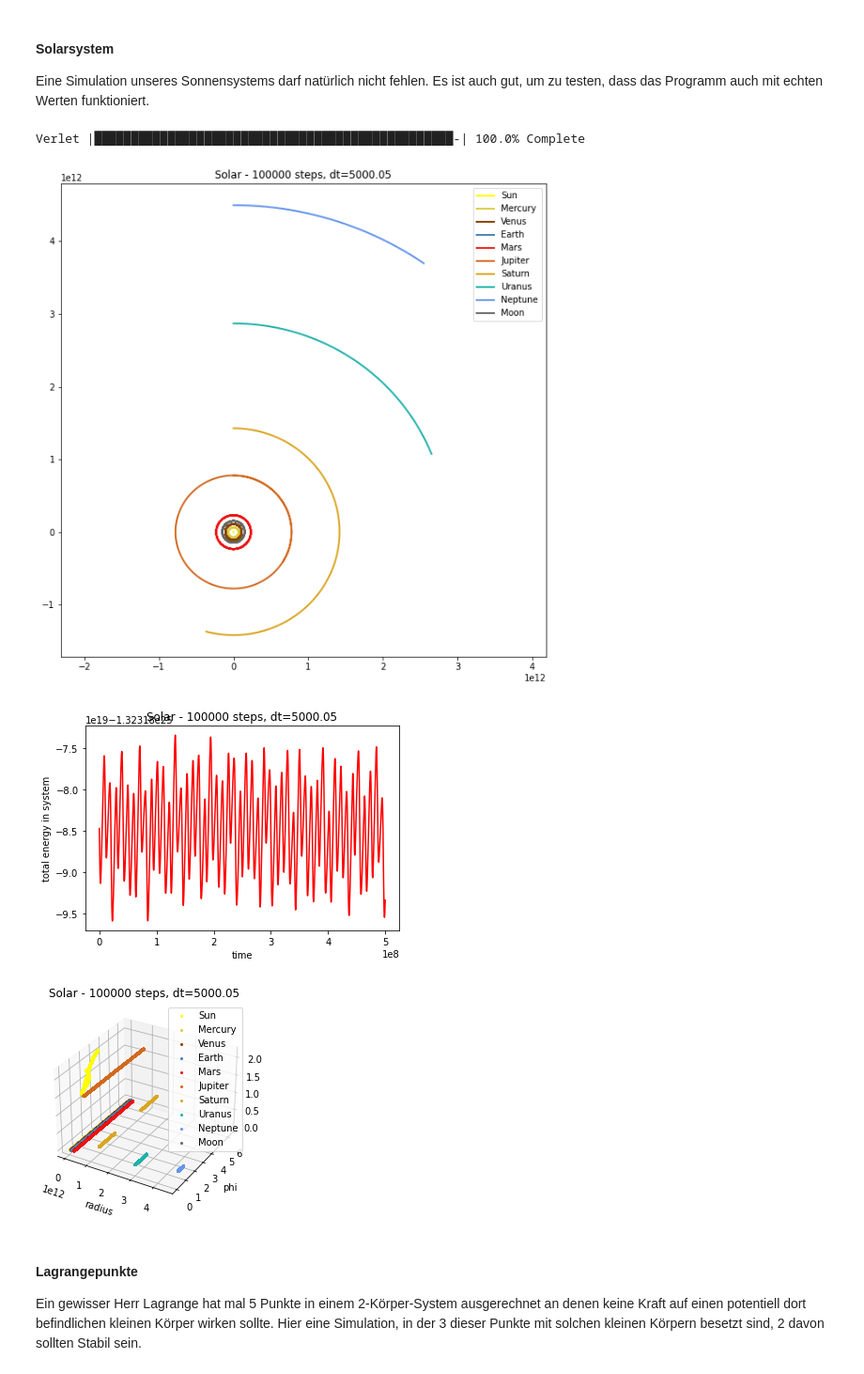
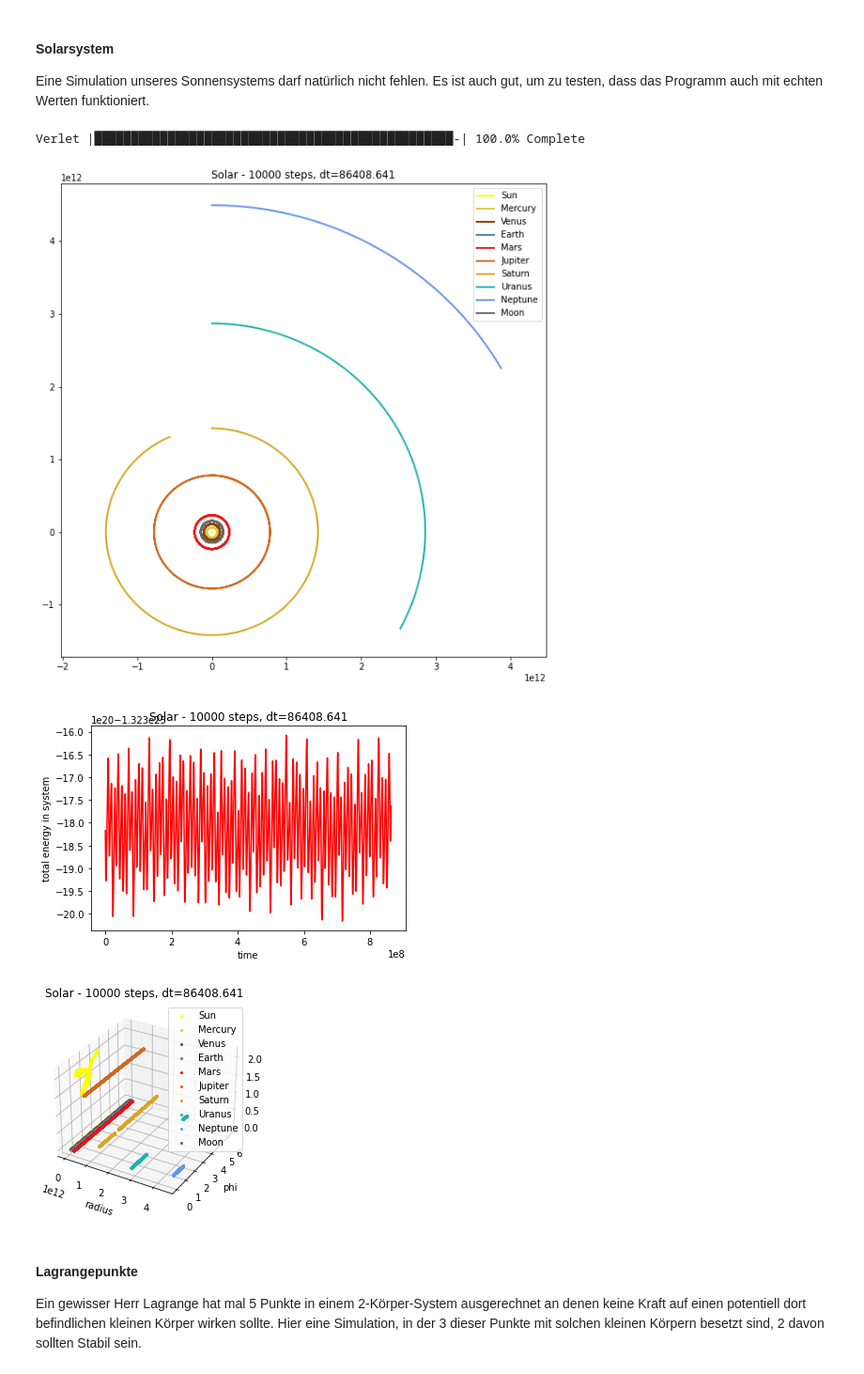
Before and after one commit to TimoWacke/solarsystem, a Jupyter notebook: summary.ipynb, the cells around one changed output. Shown at 94% size. Cells and saved outputs as stored; diff of their text form; code cells hidden in the pictures.

```diff
--- a/summary.ipynb
+++ b/summary.ipynb
@@ -746,18 +731,18 @@ Es ist auch gut, um zu testen, dass das Programm auch mit echten Werten funktion
 # %%
 p = ParticleFactory("Solar")
 p.removeOffsetSpeed()
-s = Simulate(h=5000, n=100000)
+s = Simulate(h=24*60*60, n=10000)
 a = Animate(p, s.verlet)
 
 a.pathPlot()
 a.energyPlot()
-a.phaseSpace(True) #True to show 3d, False to show 2d
+a.phaseSpace()
 a.closePlot()
 # %% [output]
 Verlet |█████████████████████████████████████████████████-| 100.0% Complete
-[figure, old version]
+[figure, new version]
-[figure, old version]
+[figure, new version]
-[figure, old version]
+[figure, new version]
 # %% [markdown]
 #### Lagrangepunkte
 
```
Also changed, not shown: parts of 6 cells of this notebook, 4 other files.
